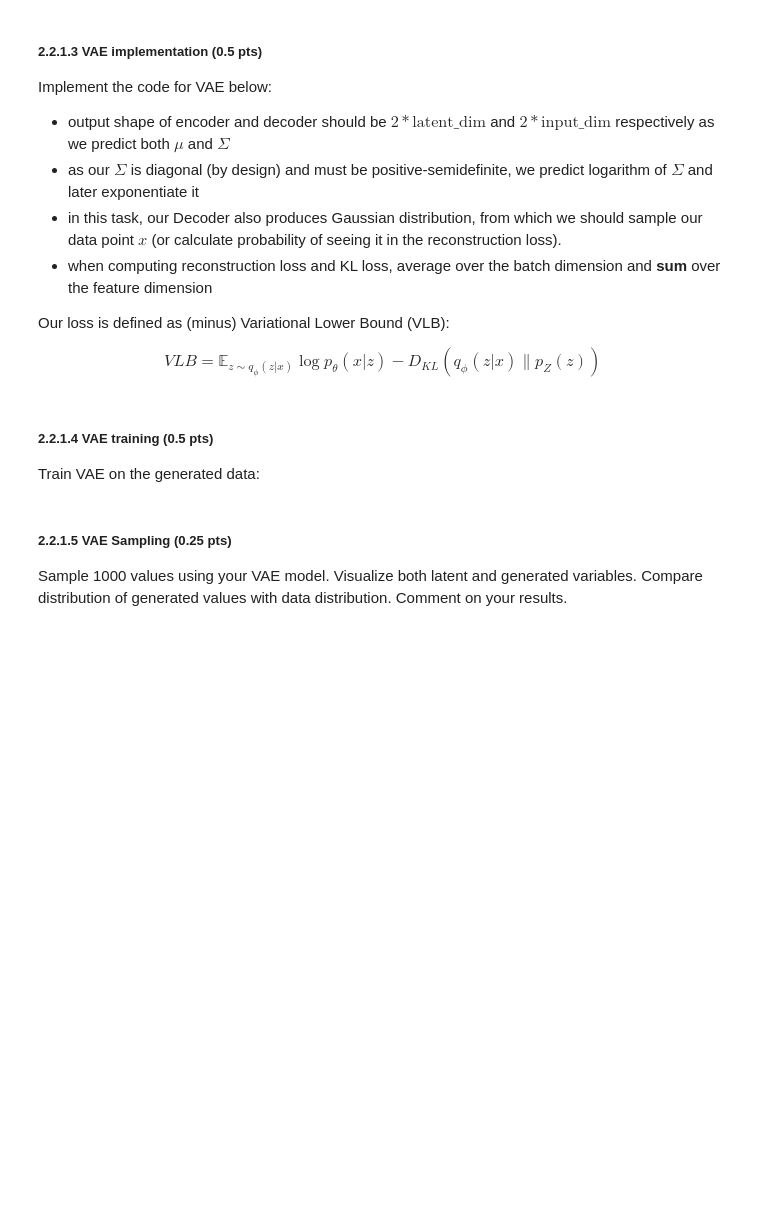
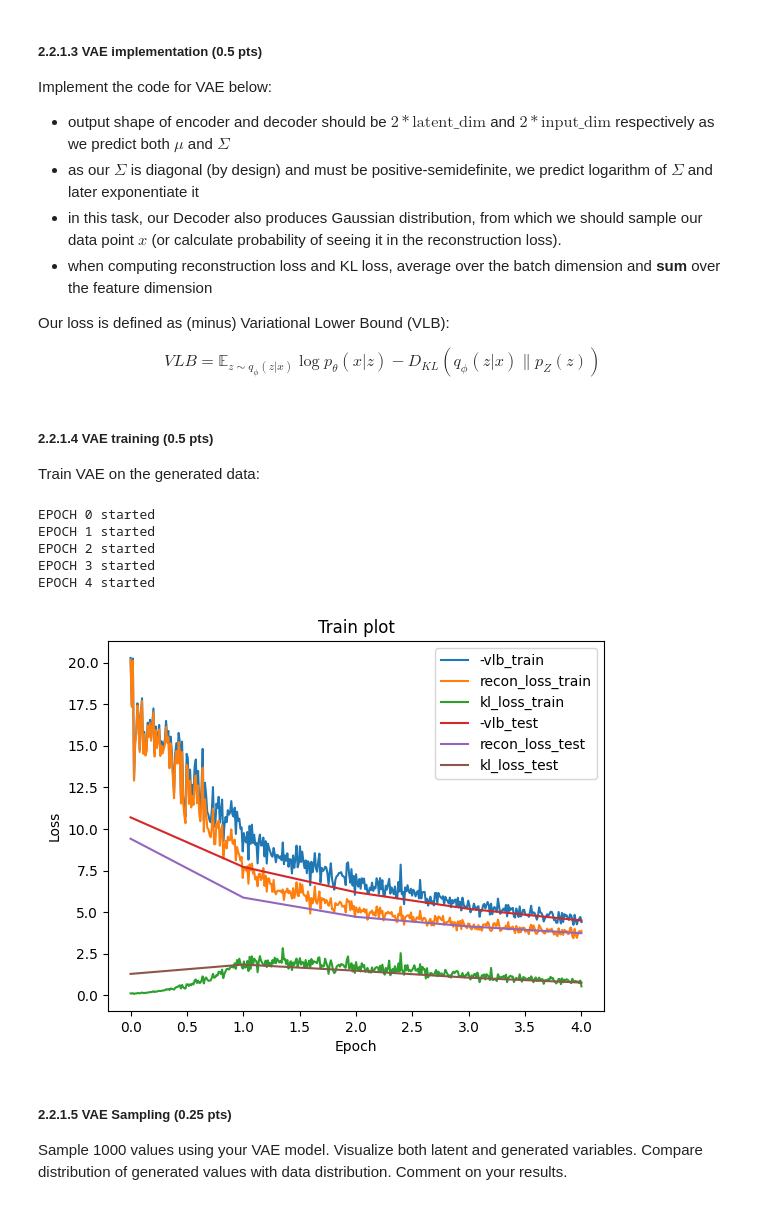
Before and after one commit to rwmutel/mmml-lab4, a Jupyter notebook: TeodorMuzychuk_RomanMutel_MMML_Lab4.ipynb, the cells around one changed output. Drawn from its saved outputs; the diff is of its cells as text; code cells hidden in the pictures; blank space fills up the shorter version.

```diff
--- a/TeodorMuzychuk_RomanMutel_MMML_Lab4.ipynb
+++ b/TeodorMuzychuk_RomanMutel_MMML_Lab4.ipynb
@@ -512,6 +547,21 @@ Our loss is defined as (minus) Variational Lower Bound (VLB):
 $$
 VLB = \mathbb{E}_{z \sim q_{\phi}(z|x)}\log p_{\theta}(x|z) - D_{KL}(q_{\phi}(z|x) \parallel p_Z(z))
 $$
+# %%
+from math import pi
+def mvn_logprob(x, mu, log_std_sigma):
+    k = mu.shape[0]
+    sigma = torch.diag(torch.exp(log_std_sigma))
+    return torch.log(torch.tensor([2*pi ** -k/2])) - 0.5 * (x - mu).T @ torch.inverse(sigma) @ (x - mu)
+
+def mvn_sample(mu, log_std_sigma):
+    sigma = torch.diag(torch.exp(log_std_sigma))
+    sample = mu + torch.cholesky(sigma) @ torch.randn(mu.shape)
+    return sample
+
+def kl_div(mu_p, log_std_sigma_p):
+    sigma_p = torch.diag(torch.exp(log_std_sigma_p))
+    return  0.5 * (-torch.log(torch.det(sigma_p)) - mu_p.shape[0] + mu_p @ mu_p + torch.trace(sigma_p))
 # %%
 class FullyConnectedVAE(nn.Module):
     def __init__(self, input_dim: int, latent_dim: int, enc_hidden_sizes: List[int]=[],
@@ -560,7 +626,17 @@ def train_one_epoch(model: nn.Module, train_loader: DataLoader, optimizer: optim
     model.train()
     losses = OrderedDict()
     # ========= YOUR CODE STARTS HERE ========= #
+    losses["loss"] = []
+    losses["recon_loss"] = []
+    losses["kl_loss"] = []
+    for x_tr in train_loader:
+        optimizer.zero_grad()
+        loss = model.loss(x_tr)
+        loss["loss"].backward()
+        optimizer.step()
 
+        for k in loss.keys():
+            losses[k].append(loss[k].item())
     # ========== YOUR CODE ENDS HERE ========== #
     return losses
 
@@ -570,9 +646,18 @@ def eval(model: nn.Module, data_loader: DataLoader) -> OrderedDict[str, torch.Te
     # you should return dict with average losses over whole test dataset
     model.eval()
     total_losses = OrderedDict()
+    total_losses["loss"] = []
+    total_losses["recon_loss"] = []
+    total_losses["kl_loss"] = []
     with torch.no_grad():
         # ========= YOUR CODE STARTS HERE ========= #
+        for x_test in data_loader:
+            losses = model.loss(x_test)
 
+            for k in losses.keys():
+                total_losses[k].append(losses[k].item())
+        for k in total_losses.keys():
+            total_losses[k] = sum(total_losses[k]) / len(total_losses[k])
         # ========== YOUR CODE ENDS HERE ========== #
     return total_losses
 
@@ -597,12 +682,19 @@ def train(model: nn.Module, train_loader: DataLoader, test_loader: DataLoader, e
 # %%
 # training routine
 model = FullyConnectedVAE(2, 2, [128, 128], [128, 128])
 train_loader = DataLoader(train_data, batch_size=128, shuffle=True)
 test_loader = DataLoader(test_data, batch_size=128)
-train_losses, test_losses = train(model, train_loader, test_loader, epochs=10, lr=1e-3)
+train_losses, test_losses = train(model, train_loader, test_loader, epochs=5, lr=5e-5)
 train_losses = np.stack((train_losses['loss'], train_losses['recon_loss'], train_losses['kl_loss']), axis=1)
 test_losses = np.stack((test_losses['loss'], test_losses['recon_loss'], test_losses['kl_loss']), axis=1)
 plot_vae_training_plot(train_losses, test_losses, title="Train plot")
+# %% [output]
+EPOCH 0 started
+EPOCH 1 started
+EPOCH 2 started
+EPOCH 3 started
+EPOCH 4 started
+[figure, added]
 # %% [markdown]
 ##### 2.2.1.5 VAE Sampling (0.25 pts)
 
```
Also changed, not shown: parts of 8 cells of this notebook.
